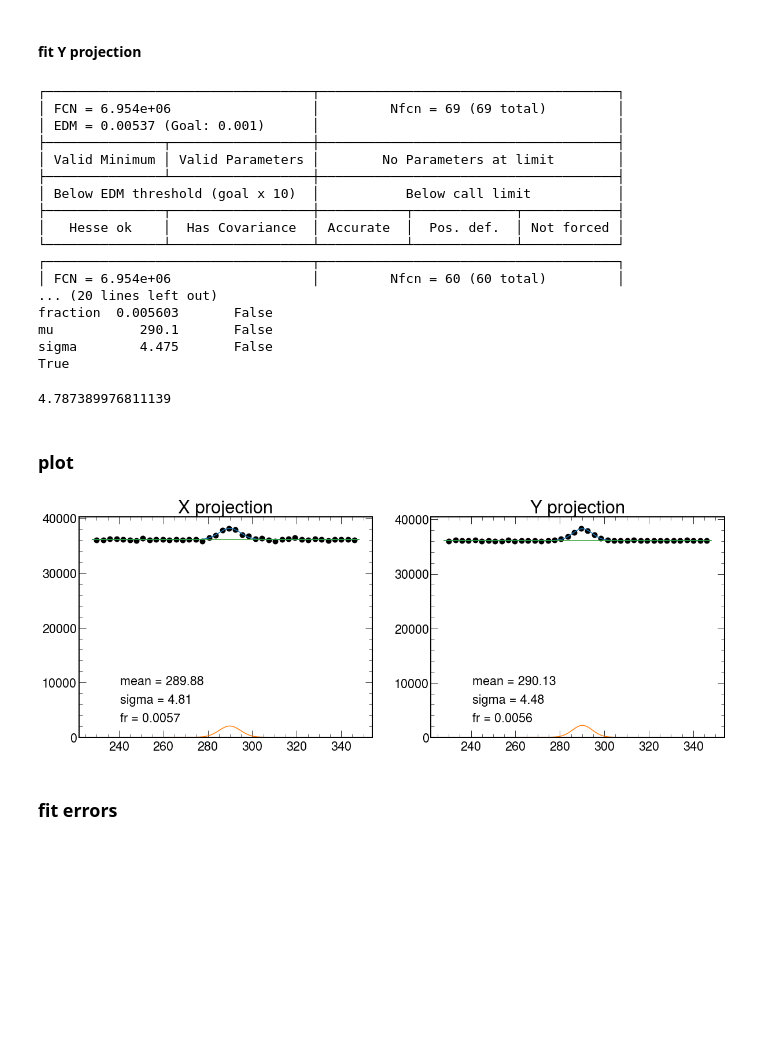
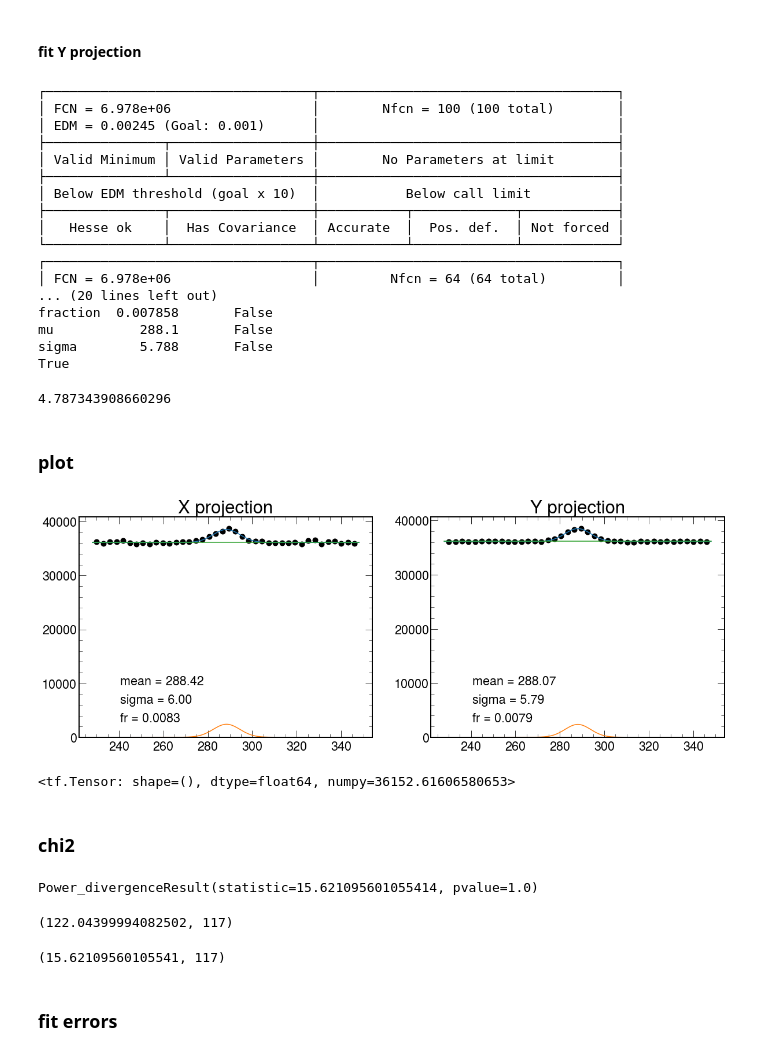
Before and after one commit to depot-hep/idao-2021, a Jupyter notebook: data_studies/fittin.ipynb, the cells around one changed output. Drawn from its saved outputs; the diff is of its cells as text; code cells hidden in the pictures; blank space fills up the shorter version.

```diff
--- a/data_studies/fittin.ipynb
+++ b/data_studies/fittin.ipynb
@@ -14,8 +26,8 @@ zfit.__version__
 # %% [markdown]
 ### load image
 # %%
-# im = Image.open('images/-0.5065000057220459__CYGNO_60_40_He_NR_20_keV_930V_30cm_SRIM_IDAO_iso_crop_hist_pic_run3_ev269.png')
-im = Image.open('images/0.7410642504692078__CYGNO_60_40_ER_10_keV_930V_30cm_IDAO_iso_crop_hist_pic_run4_ev447.png')
+im = Image.open('images/-0.5065000057220459__CYGNO_60_40_He_NR_20_keV_930V_30cm_SRIM_IDAO_iso_crop_hist_pic_run3_ev269.png')
+# im = Image.open('images/0.7410642504692078__CYGNO_60_40_ER_10_keV_930V_30cm_IDAO_iso_crop_hist_pic_run4_ev447.png')
 # im = Image.open('images/0.7402061223983765__CYGNO_60_40_ER_30_keV_930V_30cm_IDAO_iso_crop_hist_pic_run3_ev937.png')
 # im = Image.open('images/-0.3499999940395355__CYGNO_60_40_He_NR_1_keV_930V_30cm_SRIM_IDAO_iso_crop_hist_pic_run2_ev87.png')
 # im = Image.open('images/0.48575398325920105__CYGNO_60_40_ER_1_keV_930V_30cm_IDAO_iso_crop_hist_pic_run1_ev0.png')
@@ -162,9 +174,9 @@ mean_x = mu.numpy()
 sigma_x = sigma.numpy()
 fr_x = frac.numpy()
 # %%
-y_projx = model.pdf(obs_grid).numpy()
-y_projx_sig = (signal.pdf(obs_grid)*frac).numpy()
-y_projx_bkgr = (background.pdf(obs_grid)*(1-frac)).numpy()
+projx = model.pdf(obs_grid).numpy()
+projx_sig = (signal.pdf(obs_grid)*frac).numpy()
+projx_bkgr = (background.pdf(obs_grid)*(1-frac)).numpy()
 # %%
 result_x.fmin/len(x_samples)
 # %% [output]
@@ -182,8 +200,8 @@ print(result_y.params)
 print(result_y.valid)  # check if the result is still valid
 # %% [output]
 ┌──────────────────────────────────┬──────────────────────────────────────┐
-│ FCN = 6.954e+06                  │         Nfcn = 69 (69 total)         │
-│ EDM = 0.00537 (Goal: 0.001)      │                                      │
+│ FCN = 6.978e+06                  │        Nfcn = 100 (100 total)        │
+│ EDM = 0.00245 (Goal: 0.001)      │                                      │
 ├───────────────┬──────────────────┼──────────────────────────────────────┤
 │ Valid Minimum │ Valid Parameters │        No Parameters at limit        │
 ├───────────────┴──────────────────┼──────────────────────────────────────┤
@@ -192,60 +210,66 @@ print(result_y.valid)  # check if the result is still valid
 │   Hesse ok    │  Has Covariance  │ Accurate  │  Pos. def.  │ Not forced │
 └───────────────┴──────────────────┴───────────┴─────────────┴────────────┘
 ┌──────────────────────────────────┬──────────────────────────────────────┐
-│ FCN = 6.954e+06                  │         Nfcn = 60 (60 total)         │
+│ FCN = 6.978e+06                  │         Nfcn = 64 (64 total)         │
 ... (20 lines left out)
-fraction  0.005603       False
-mu           290.1       False
-sigma        4.475       False
+fraction  0.007858       False
+mu           288.1       False
+sigma        5.788       False
 True
 # %%
 mean_y = mu.numpy()
 sigma_y = sigma.numpy()
 fr_y = frac.numpy()
 # %%
-y_projy = model.pdf(obs_grid).numpy()
-y_projy_sig = (signal.pdf(obs_grid)*frac).numpy()
-y_projy_bkgr = (background.pdf(obs_grid)*(1-frac)).numpy()
+projy = model.pdf(obs_grid).numpy()
+projy_sig = (signal.pdf(obs_grid)*frac).numpy()
+projy_bkgr = (background.pdf(obs_grid)*(1-frac)).numpy()
 # %%
 result_y.fmin/len(y_samples)
 # %% [output]
-4.787389976811139
+4.787343908660296
 # %% [markdown]
 ### plot
 # %%
 fig, axs = plt.subplots(1, 2, figsize=(20,7))
 
 #####
-axs[0].plot(obs_grid, y_projx*plot_scaling_x, label="Sum - Model")
-axs[0].plot(obs_grid, y_projx_sig*plot_scaling_x, label="Gauss - Signal")
-axs[0].plot(obs_grid, y_projx_bkgr*plot_scaling_x, label="Background")
+axs[0].plot(obs_grid, projx*plot_scaling_x, label="Sum - Model")
+axs[0].plot(obs_grid, projx_sig*plot_scaling_x, label="Gauss - Signal")
+axs[0].plot(obs_grid, projx_bkgr*plot_scaling_x, label="Background")
 mplhep.histplot(np.histogram(data_projx_np, bins=n_bins), yerr=True, color='black', histtype='errorbar',
                 markersize=17, capsize=2.5,
                 markeredgewidth=1.5, zorder=1,
                 elinewidth=1.5, ax=axs[0]
                 )
 ##
 axs[0].set_title('X projection')
 mean_patch = mpatches.Patch(color='none', label=f'mean = {mean_x:.2f}')
 sigma_patch = mpatches.Patch(color='none', label=f'sigma = {sigma_x:.2f}')
 fr_patch = mpatches.Patch(color='none', label=f'fr = {fr_x:.4f}')
 axs[0].legend(handles=[mean_patch, sigma_patch, fr_patch])
 
 #####
-axs[1].plot(obs_grid, y_projy*plot_scaling_y, label="Sum - Model")
-axs[1].plot(obs_grid, y_projy_sig*plot_scaling_y, label="Gauss - Signal")
-axs[1].plot(obs_grid, y_projy_bkgr*plot_scaling_y, label="Background")
+axs[1].plot(obs_grid, projy*plot_scaling_y, label="Sum - Model")
+axs[1].plot(obs_grid, projy_sig*plot_scaling_y, label="Gauss - Signal")
+axs[1].plot(obs_grid, projy_bkgr*plot_scaling_y, label="Background")
 mplhep.histplot(np.histogram(data_projy_np, bins=n_bins), yerr=True, color='black', histtype='errorbar',
                 markersize=17, capsize=2.5,
                 markeredgewidth=1.5, zorder=1,
                 elinewidth=1.5, ax=axs[1]
                 )
 ##
 mean_patch = mpatches.Patch(color='none', label=f'mean = {mean_y:.2f}')
 sigma_patch = mpatches.Patch(color='none', label=f'sigma = {sigma_y:.2f}')
 fr_patch = mpatches.Patch(color='none', label=f'fr = {fr_y:.4f}')
 axs[1].legend(handles=[mean_patch, sigma_patch, fr_patch])
 axs[1].set_title('Y projection')
 plt.show()
 # %% [output]
-[figure, old version]
+[figure, new version]
+# %%
+sum(ima_x)*(1-frac)/n_bins
+# %% [output]
+<tf.Tensor: shape=(), dtype=float64, numpy=36152.61606580653>
+# %% [markdown]
+### chi2
@@ -251,0 +278,4 @@ plt.show()
+# %%
+chisquare(sum(ima_y)* model.pdf(obs_bin_centers), ima_y, ddof=3)
+# %% [output]
+Power_divergenceResult(statistic=15.621095601055414, pvalue=1.0)
@@ -252,2 +287,10 @@ plt.show()
+# %%
+my_chi2(model, obs_bin_centers, ima_x)
+# %% [output]
+(122.04399994082502, 117)
+# %%
+my_chi2(model, obs_bin_centers, ima_y)
+# %% [output]
+(15.62109560105541, 117)
 # %% [markdown]
 ### fit errors
```
Also changed, not shown: parts of 20 cells of this notebook, 4 other files.
